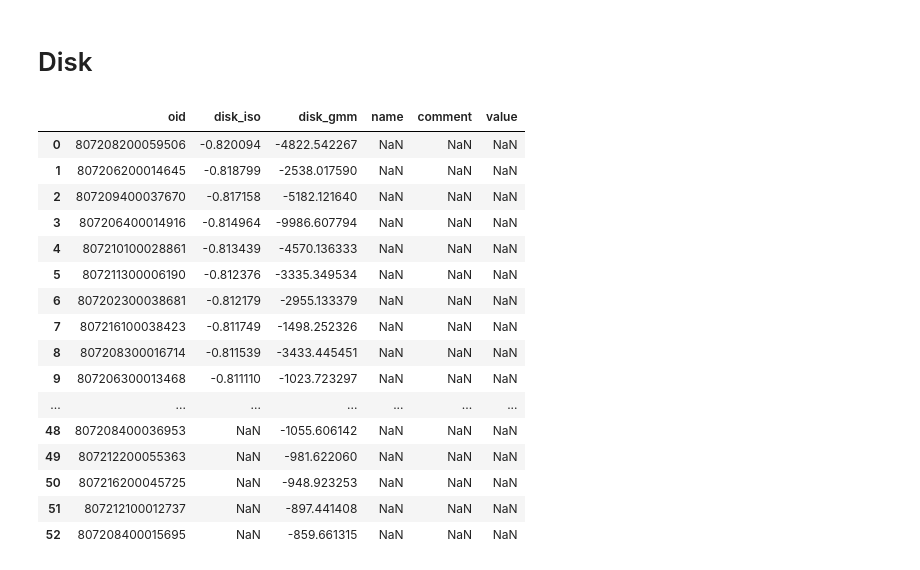
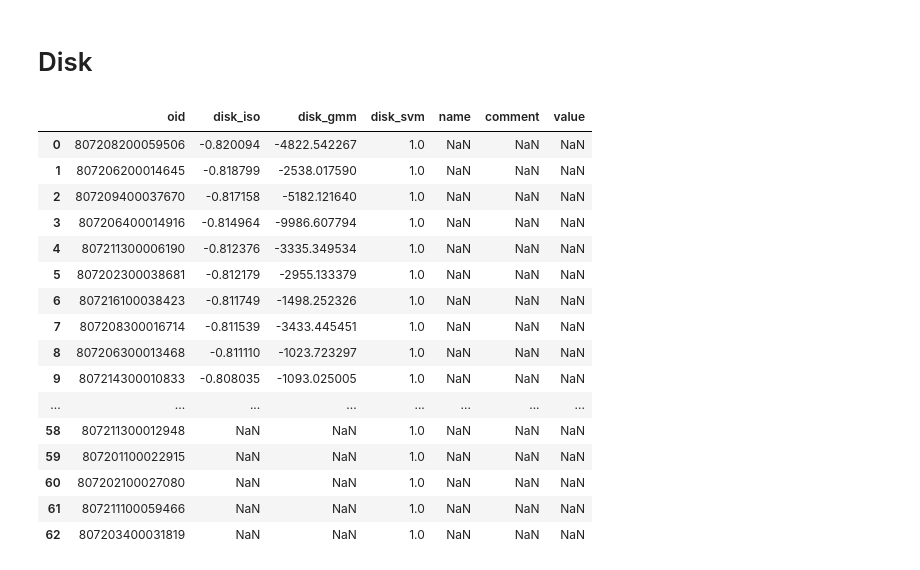
Before and after one commit to snad-space/zwad, a Jupyter notebook: notebooks/ad_analysis.ipynb, the cells around one changed output. Drawn from its saved outputs; the diff is of its cells as text; code cells hidden in the pictures.

Commit message:
Update ad_analysis with DISK SVM

```diff
--- a/notebooks/ad_analysis.ipynb
+++ b/notebooks/ad_analysis.ipynb
@@ -94,24 +94,24 @@ result_comparison(
 # Disk
 # %%
 result_comparison(
-    ['disk_iso.csv', 'disk_gmm.csv'],
+    ['disk_iso.csv', 'disk_gmm.csv', 'disk_svm.csv'],
     'maria.csv'
 )
 # %% [output]
-|  | oid | disk_iso | disk_gmm | name | comment | value |
-| 0 | 807208200059506 | -0.820094 | -4822.542267 | NaN | NaN | NaN |
-| 1 | 807206200014645 | -0.818799 | -2538.017590 | NaN | NaN | NaN |
-| 2 | 807209400037670 | -0.817158 | -5182.121640 | NaN | NaN | NaN |
-| 3 | 807206400014916 | -0.814964 | -9986.607794 | NaN | NaN | NaN |
-| 4 | 807210100028861 | -0.813439 | -4570.136333 | NaN | NaN | NaN |
-| 5 | 807211300006190 | -0.812376 | -3335.349534 | NaN | NaN | NaN |
-| 6 | 807202300038681 | -0.812179 | -2955.133379 | NaN | NaN | NaN |
-| 7 | 807216100038423 | -0.811749 | -1498.252326 | NaN | NaN | NaN |
-| 8 | 807208300016714 | -0.811539 | -3433.445451 | NaN | NaN | NaN |
-| 9 | 807206300013468 | -0.811110 | -1023.723297 | NaN | NaN | NaN |
-| ... | ... | ... | ... | ... | ... | ... |
-| 48 | 807208400036953 | NaN | -1055.606142 | NaN | NaN | NaN |
-| 49 | 807212200055363 | NaN | -981.622060 | NaN | NaN | NaN |
-| 50 | 807216200045725 | NaN | -948.923253 | NaN | NaN | NaN |
-| 51 | 807212100012737 | NaN | -897.441408 | NaN | NaN | NaN |
-| 52 | 807208400015695 | NaN | -859.661315 | NaN | NaN | NaN |
+|  | oid | disk_iso | disk_gmm | disk_svm | name | comment | value |
+| 0 | 807208200059506 | -0.820094 | -4822.542267 | 1.0 | NaN | NaN | NaN |
+| 1 | 807206200014645 | -0.818799 | -2538.017590 | 1.0 | NaN | NaN | NaN |
+| 2 | 807209400037670 | -0.817158 | -5182.121640 | 1.0 | NaN | NaN | NaN |
+| 3 | 807206400014916 | -0.814964 | -9986.607794 | 1.0 | NaN | NaN | NaN |
+| 4 | 807211300006190 | -0.812376 | -3335.349534 | 1.0 | NaN | NaN | NaN |
+| 5 | 807202300038681 | -0.812179 | -2955.133379 | 1.0 | NaN | NaN | NaN |
+| 6 | 807216100038423 | -0.811749 | -1498.252326 | 1.0 | NaN | NaN | NaN |
+| 7 | 807208300016714 | -0.811539 | -3433.445451 | 1.0 | NaN | NaN | NaN |
+| 8 | 807206300013468 | -0.811110 | -1023.723297 | 1.0 | NaN | NaN | NaN |
+| 9 | 807214300010833 | -0.808035 | -1093.025005 | 1.0 | NaN | NaN | NaN |
+| ... | ... | ... | ... | ... | ... | ... | ... |
+| 58 | 807211300012948 | NaN | NaN | 1.0 | NaN | NaN | NaN |
+| 59 | 807201100022915 | NaN | NaN | 1.0 | NaN | NaN | NaN |
+| 60 | 807202100027080 | NaN | NaN | 1.0 | NaN | NaN | NaN |
+| 61 | 807211100059466 | NaN | NaN | 1.0 | NaN | NaN | NaN |
+| 62 | 807203400031819 | NaN | NaN | 1.0 | NaN | NaN | NaN |
```
